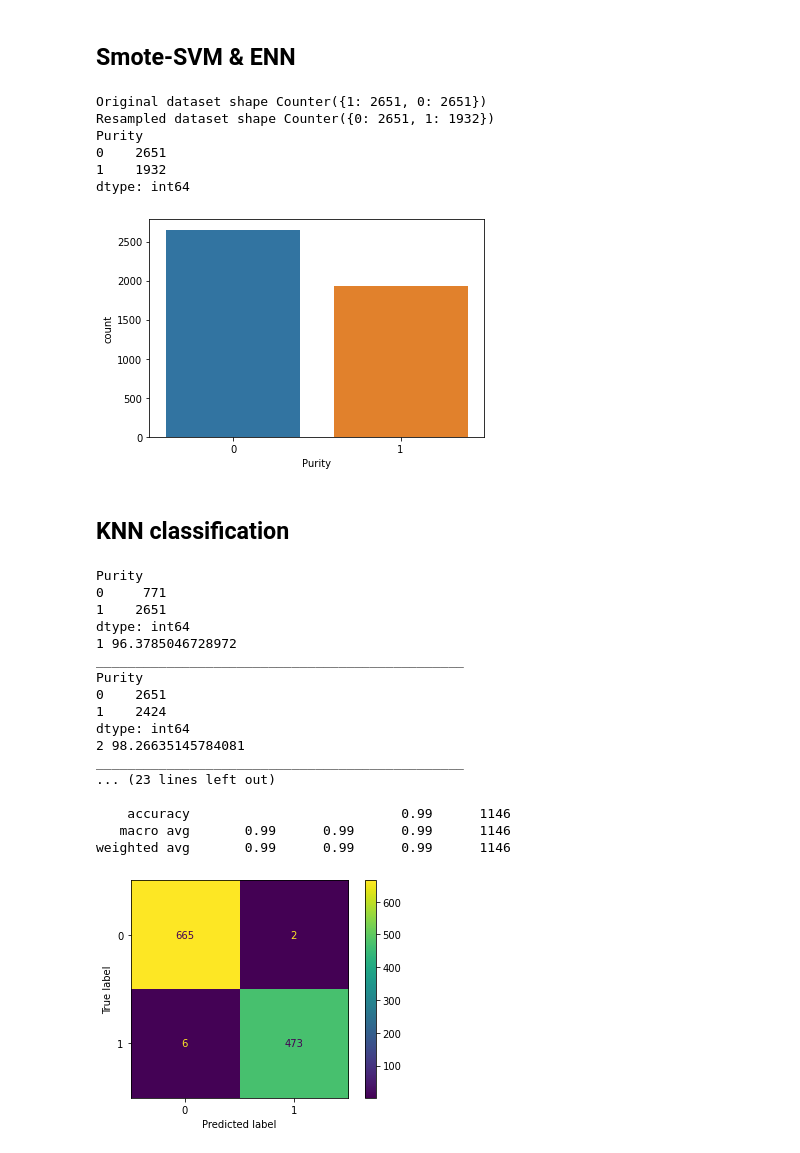
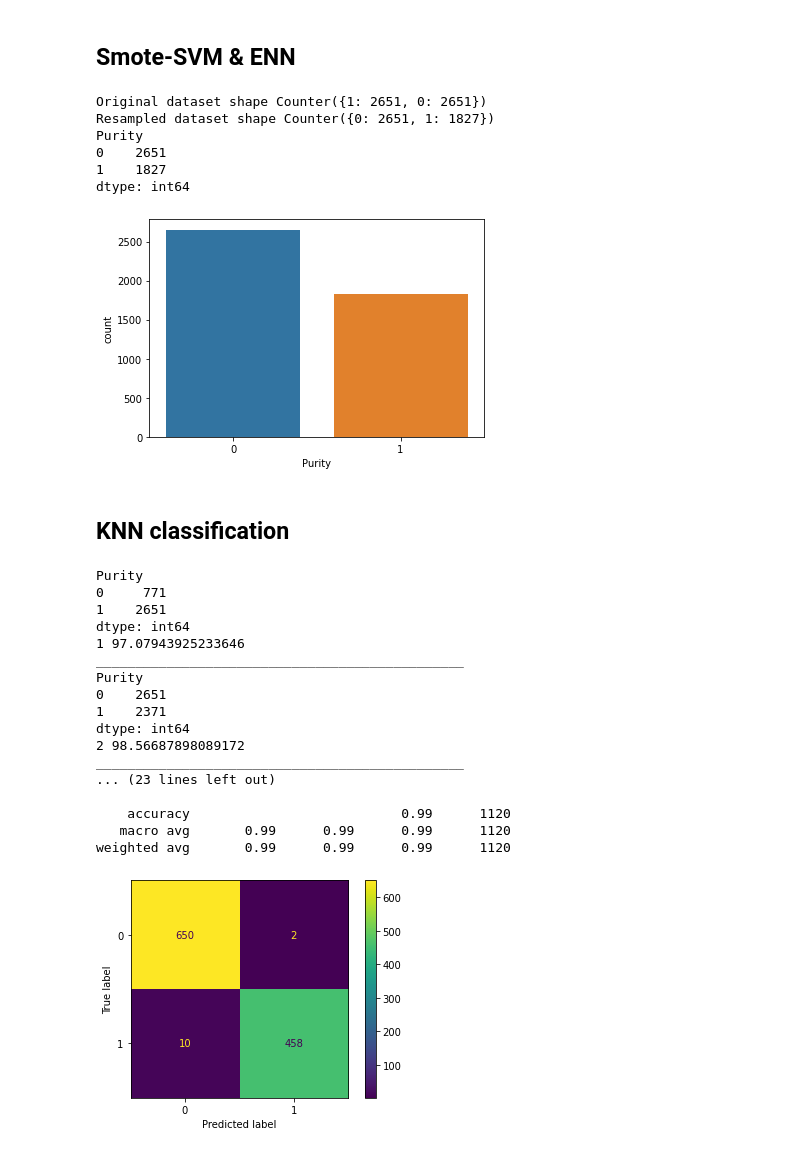
Before and after one commit to Malekkamoua/Quality-prediction-industry-4.0, a Jupyter notebook: 3_Data_balacing.ipynb, the cells around one changed output. Saved outputs shown, nothing was run; the diff lists cells and outputs as text; code cells hidden in the pictures.

```diff
--- a/3_Data_balacing.ipynb
+++ b/3_Data_balacing.ipynb
@@ -21,22 +37,18 @@ plt.show();
 # %% [output]
 [figure]
 # %%
-import seaborn as sns
-
-df = pd.read_csv('/content/gdrive/MyDrive/Datascience/PFE/datasets/chosen_dataset_xgboost.csv')
+df = org
 
 df.dropna(inplace = True)
 
 df["date"] = pd.to_datetime(df["date"])
 
-df.insert(0,'new_date',df['date'].dt.strftime("%Y%m%d%H%M%S").astype(int))
+df.insert(0,'new_date',pd.to_datetime(df['date'], format='%Y-%m-%d %H:%M:%S').astype(int))
+
 df.drop('date', axis=1, inplace=True)
 
 print(df.groupby(['Purity']).size())
 
-# define dataset
-X = df.drop(['Purity'], axis=1)
-y = df['Purity']
 
 sns.countplot(x ='Purity', data = df);
 # %% [output]
@@ -202,12 +219,12 @@ print(smote_svm_enn_df.groupby(['Purity']).size())
 sns.countplot(x ='Purity', data = smote_svm_enn_df);
 # %% [output]
 Original dataset shape Counter({1: 2651, 0: 2651})
-Resampled dataset shape Counter({0: 2651, 1: 1932})
+Resampled dataset shape Counter({0: 2651, 1: 1827})
 Purity
 0    2651
-1    1932
+1    1827
 dtype: int64
-[figure, old version]
+[figure, new version]
 # %%
 all_dfs = [df, smote_tl_df, smote_enn_df, smote_svm_tl_df, smote_svm_enn_df]
 # %% [markdown]
@@ -225,7 +242,10 @@ from sklearn.metrics import roc_curve
 
 #initialisation
 best_params = 0
+model = 0
+accuracy = 0
 i = 0
+max = {'dataset': i, 'accuracy': accuracy, 'best_params': best_params}
 
 for df in all_dfs:
   print(df.groupby(['Purity']).size())
@@ -233,7 +253,7 @@ for df in all_dfs:
   X = df.drop(['Purity'], axis=1)
   y = df['Purity']
 
-  X_train, X_test, y_train, y_test = train_test_split(X, y, test_size=0.25, random_state=42)
+  X_train, X_test, y_train, y_test = train_test_split(X, y, test_size=0.25, random_state=0)
 
   mms = MinMaxScaler()
   X_train = mms.fit_transform(X_train)
@@ -260,40 +280,40 @@ for df in all_dfs:
                             weights=best_params[2],
                             metric=best_params[0],
                             n_jobs=-1)
   model.fit(X_train, y_train)
   y_test_hat=model.predict(X_test)
   test_accuracy=accuracy_score(y_test,y_test_hat)*100
   if accuracy  < test_accuracy:
     accuracy = test_accuracy
     max = { 'dataset': i, 'accuracy': accuracy, 'best_params': best_params }
   print(i,test_accuracy)
   print('_______________________________________________')
 
 print(max)
 
 ConfusionMatrixDisplay.from_estimator(model, X_test, y_test);
 y_pred = model.predict(X_test)
 
 print(classification_report(y_test,y_pred))
 # %% [output]
 Purity
 0     771
 1    2651
 dtype: int64
-1 96.3785046728972
+1 97.07943925233646
 _______________________________________________
 Purity
 0    2651
-1    2424
+1    2371
 dtype: int64
-2 98.26635145784081
+2 98.56687898089172
 _______________________________________________
 ... (23 lines left out)
 
-    accuracy                           0.99      1146
-   macro avg       0.99      0.99      0.99      1146
-weighted avg       0.99      0.99      0.99      1146
+    accuracy                           0.99      1120
+   macro avg       0.99      0.99      0.99      1120
+weighted avg       0.99      0.99      0.99      1120
-[figure, old version]
+[figure, new version]
 # %%
 #Area under ROC curve
 from sklearn.metrics import roc_auc_score
```
Also changed, not shown: parts of 13 cells of this notebook.
